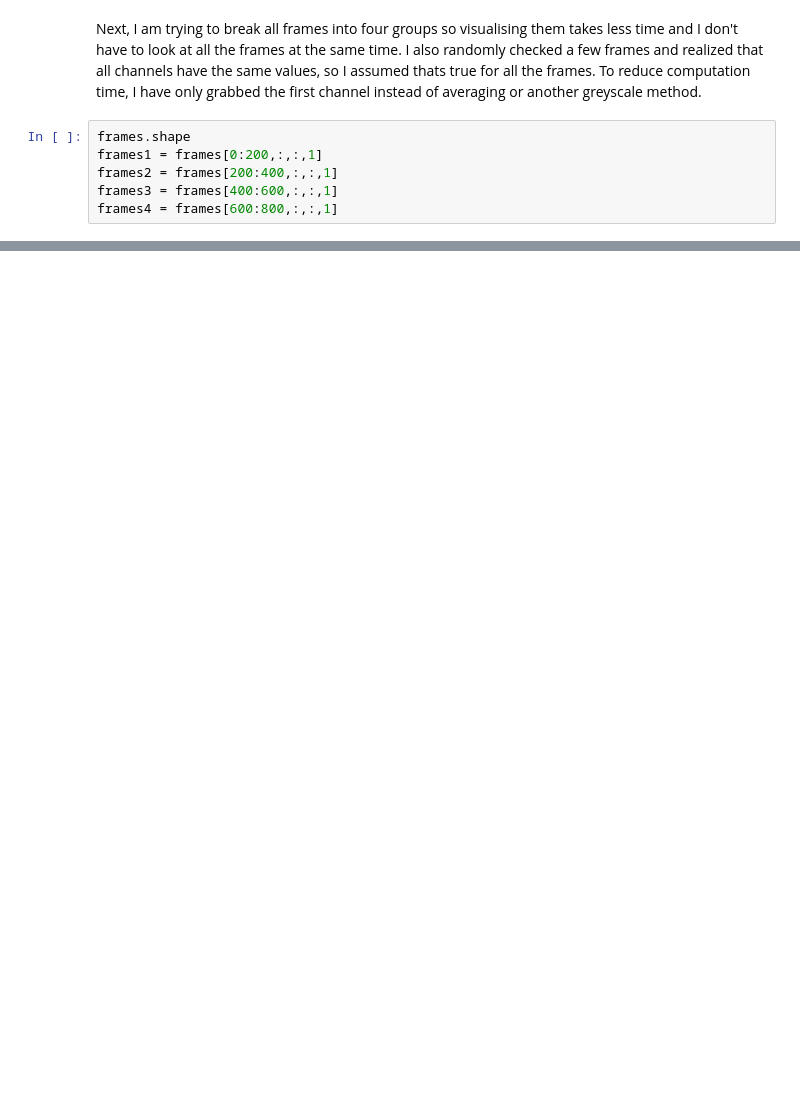
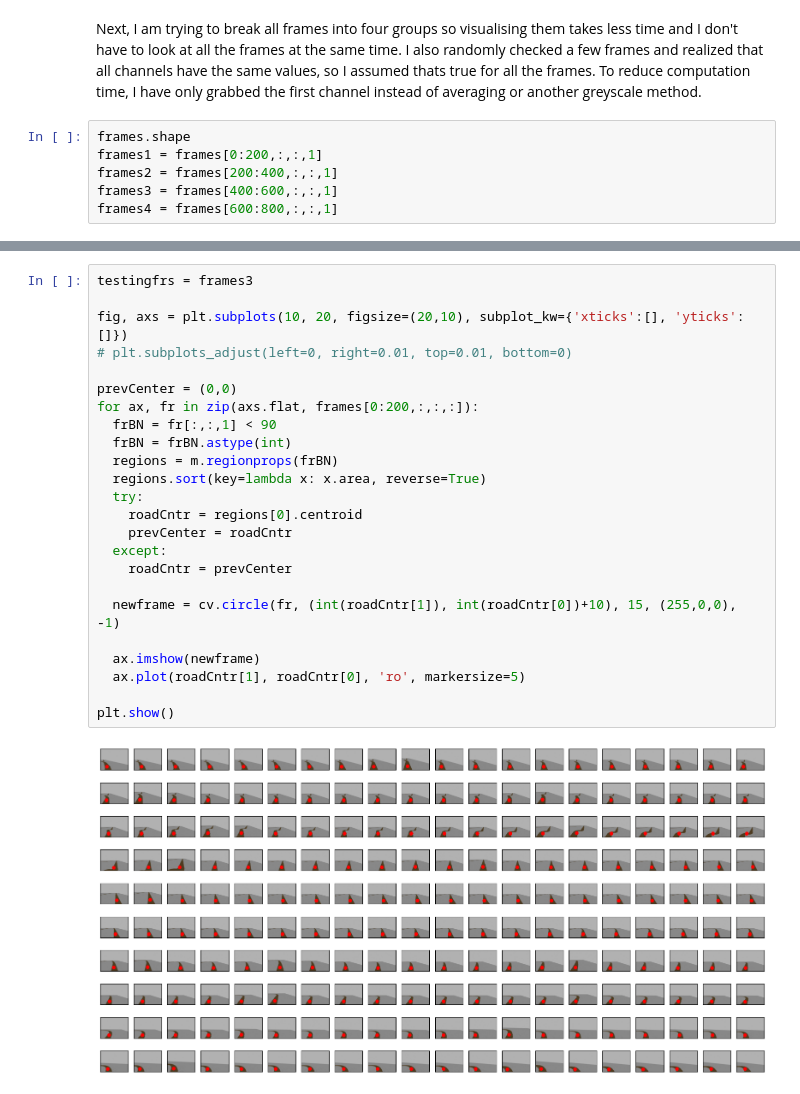
Before and after one commit to mmshakourig/ENPH353_LAB2, a Jupyter notebook: Lab2.ipynb, the cells around one changed output, grey strips where cells are left out. Drawn from its saved outputs; the diff is of its cells as text; blank space fills up the shorter version.

```diff
--- a/Lab2.ipynb
+++ b/Lab2.ipynb
@@ -69 +86,27 @@ plt.show()
+# %%
+testingfrs = frames3
+
+fig, axs = plt.subplots(10, 20, figsize=(20,10), subplot_kw={'xticks':[], 'yticks':[]})
+# plt.subplots_adjust(left=0, right=0.01, top=0.01, bottom=0)
+
+prevCenter = (0,0)
+for ax, fr in zip(axs.flat, frames[0:200,:,:,:]):
+  frBN = fr[:,:,1] < 90
+  frBN = frBN.astype(int)
+  regions = m.regionprops(frBN)
+  regions.sort(key=lambda x: x.area, reverse=True)
+  try:
+    roadCntr = regions[0].centroid
+    prevCenter = roadCntr
+  except:
+    roadCntr = prevCenter
+
+  newframe = cv.circle(fr, (int(roadCntr[1]), int(roadCntr[0])+10), 15, (255,0,0), -1)
+
+  ax.imshow(newframe)
+  ax.plot(roadCntr[1], roadCntr[0], 'ro', markersize=5)
+
+plt.show()
+# %% [output]
+[figure, added]
 # %%
```
Also changed, not shown: parts of 8 cells of this notebook, 1 other file.
